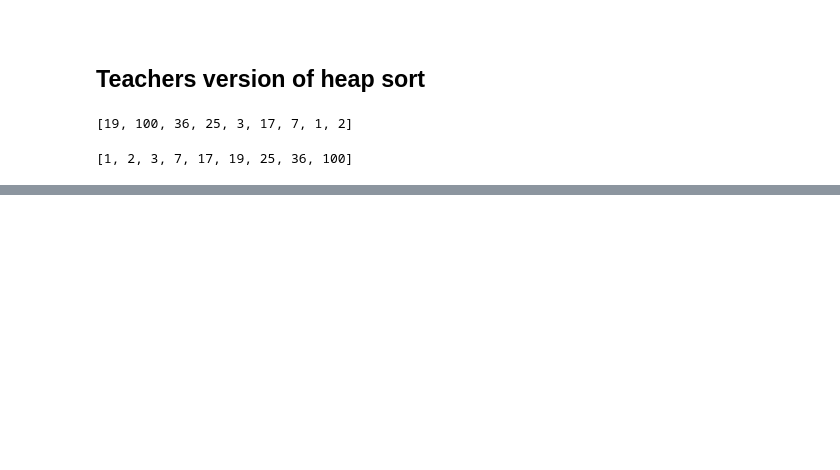
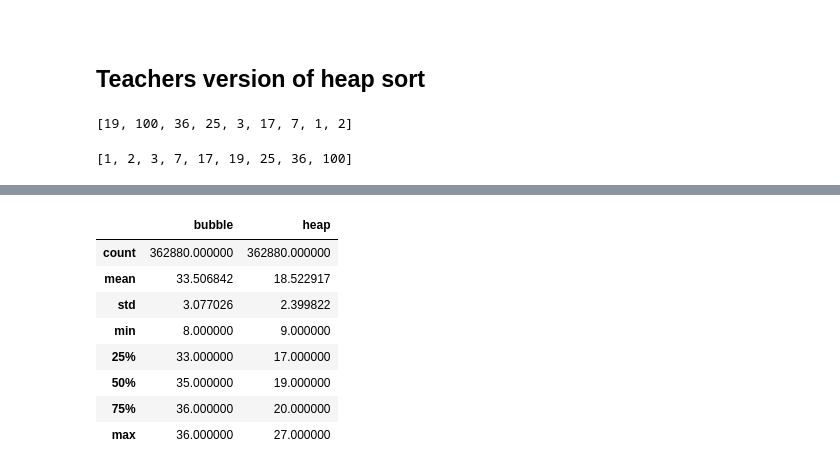
Before and after one commit to Keelan1996/Graph-Theory-Project, a Jupyter notebook: Heapsort.ipynb, the cells around one changed output, grey strips where cells are left out. Cells and saved outputs as stored; diff of their text form; code cells hidden in the pictures; blank space fills up the shorter version.

Commit message:
Finished heapsort

```diff
--- a/Heapsort.ipynb
+++ b/Heapsort.ipynb
@@ -406,0 +442,5 @@ L
+# %%
+# Perform bubble sort, show number of comparisons.
+L = [19, 100, 36, 25, 3, 17, 7, 1, 2]
+no_comparisons = bubble_sort(L)
+L, no_comparisons
@@ -406,0 +449,16 @@ L
+# %%
+# A module full of combinatorial functions.
+import itertools
+
+# Length of example list.
+n = 5
+
+# Loop through all permutations of the list of integers from 0 to n.
+for perm in itertools.permutations(range(n)):
+    L = list(perm)
+    bubb_comp = bubble_sort(L)
+    L = list(perm)
+    heap_comp = heapsort(L)
+    print(f'{str(perm)[1:-1]}| bubSort = {bubb_comp}| HeapSort= {heap_comp}')
+
+    # how many comparsions each sort did for tons of 0-5 orders to sort them out
@@ -406,0 +489,5 @@ L
+# %%
+# Length of example list.
+n = 9
+
+results = [[str(perm)[1:-1], bubble_sort(list(perm)), heapsort(list(perm))] for perm in itertools.permutations(range(n))]
@@ -406,0 +497,2 @@ L
+# %%
+df = pd.DataFrame(results, columns=['list', 'bubble', 'heap'])
@@ -406,0 +508,12 @@ L
+# %%
+df.describe()
+# %% [output]
+|  | bubble | heap |
+| count | 362880.000000 | 362880.000000 |
+| mean | 33.506842 | 18.522917 |
+| std | 3.077026 | 2.399822 |
+| min | 8.000000 | 9.000000 |
+| 25% | 33.000000 | 17.000000 |
+| 50% | 35.000000 | 19.000000 |
+| 75% | 36.000000 | 20.000000 |
+| max | 36.000000 | 27.000000 |
```
Also changed, not shown: parts of 13 cells of this notebook.
